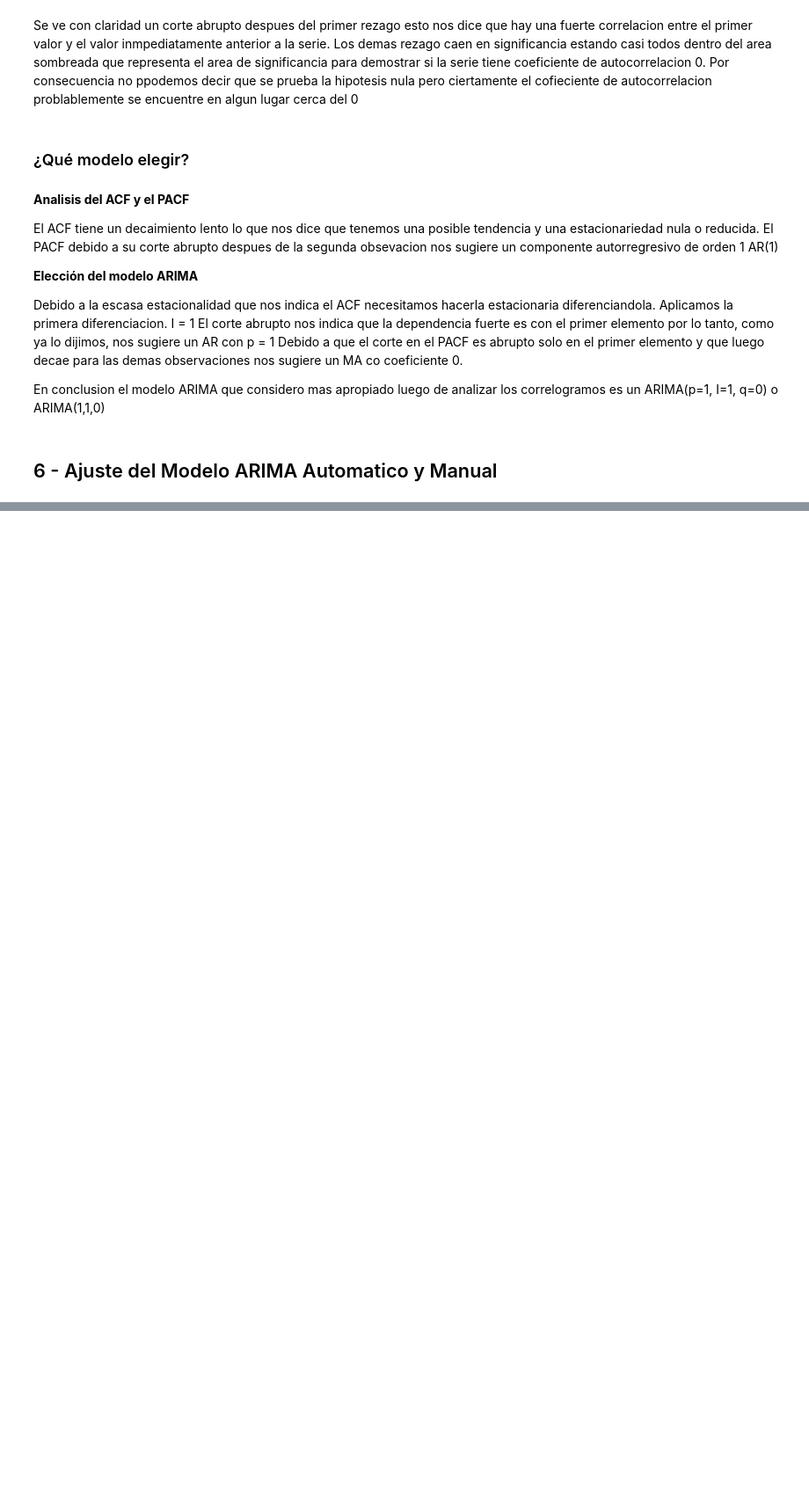
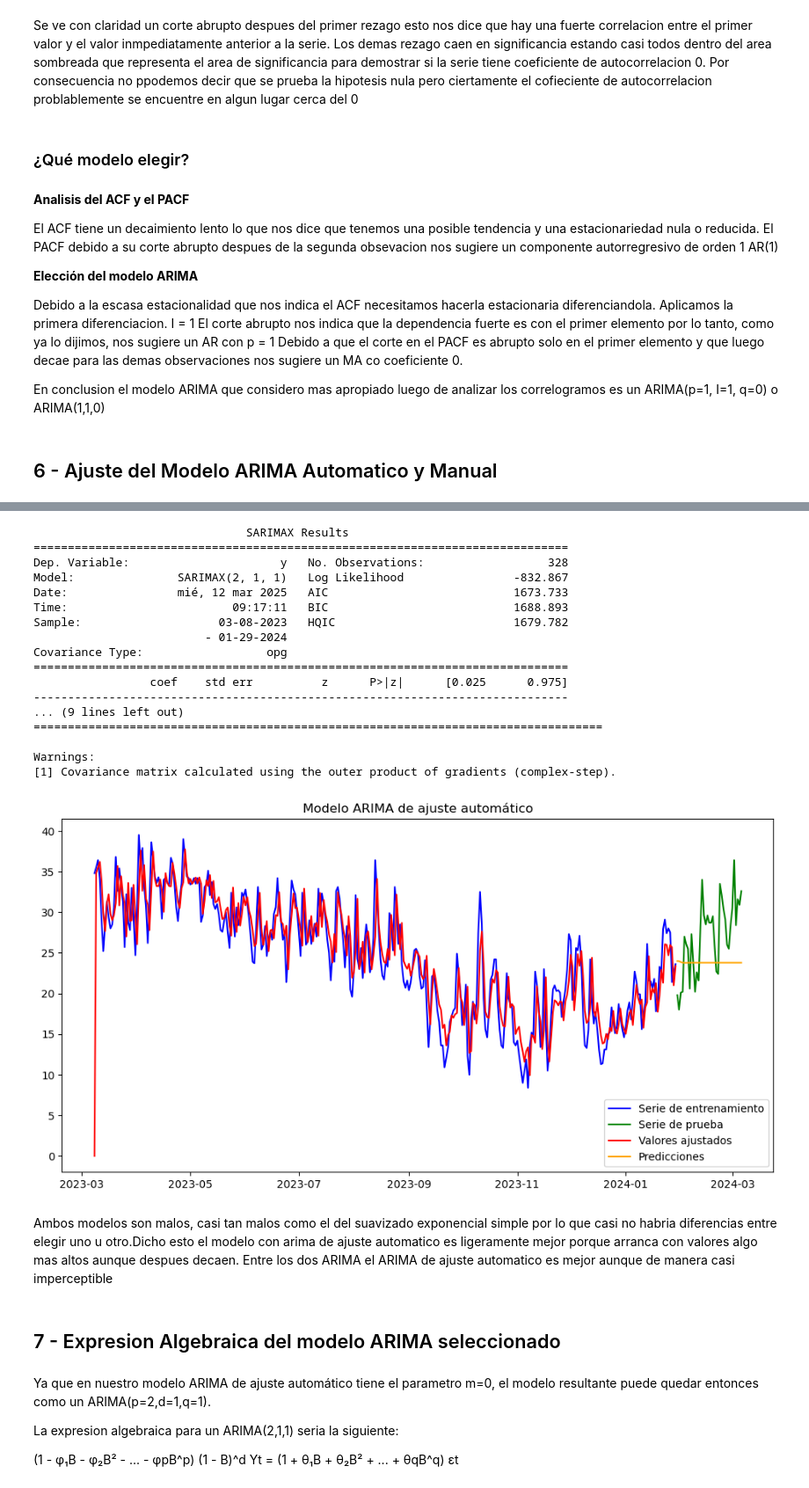
Before and after one commit to PabloPaezSheridan/TemporalSeries, a Jupyter notebook: Solution/PabloPaez_ArgetinianMetherologicalSeries.ipynb, the cells around one changed output, grey strips where cells are left out. Shown at 88% size. Cells and saved outputs as stored; diff of their text form; code cells hidden in the pictures; blank space fills up the shorter version.

```diff
--- a/Solution/PabloPaez_ArgetinianMetherologicalSeries.ipynb
+++ b/Solution/PabloPaez_ArgetinianMetherologicalSeries.ipynb
@@ -254,0 +273,51 @@ En conclusion el modelo ARIMA que considero mas apropiado luego de analizar los
+# %%
+auto_model = pm.auto_arima(gold_rosario_temperature_train, start_p=0, start_q=0,
+                           max_p=5, max_q=5, m=12,
+                           d=None, seasonal=False,
+                           start_P=0, D=0, start_Q=0,
+                           error_action='ignore',
+                           suppress_warnings=True,
+                           stepwise=True)
+
+print(auto_model.summary())
+
+fitted_values = auto_model.predict_in_sample()
+predictions = auto_model.predict(n_periods=len(gold_rosario_temperature_test))
+
+plt.figure(figsize=(12, 6))
+plt.plot(gold_rosario_temperature_train, label='Serie de entrenamiento', color='blue')
+plt.plot(gold_rosario_temperature_test.index, gold_rosario_temperature_test, label='Serie de prueba', color='green')
+plt.plot(gold_rosario_temperature_train.index, fitted_values, color='red', label='Valores ajustados')
+plt.plot(gold_rosario_temperature_test.index, predictions, color='orange', label='Predicciones')
+plt.title('Modelo ARIMA de ajuste automático')
+plt.legend()
+plt.show()
+# %% [output]
+                               SARIMAX Results
+==============================================================================
+Dep. Variable:                      y   No. Observations:                  328
+Model:               SARIMAX(2, 1, 1)   Log Likelihood                -832.867
+Date:                mié, 12 mar 2025   AIC                           1673.733
+Time:                        09:17:11   BIC                           1688.893
+Sample:                    03-08-2023   HQIC                          1679.782
+                         - 01-29-2024
+Covariance Type:                  opg
+==============================================================================
+                 coef    std err          z      P>|z|      [0.025      0.975]
+------------------------------------------------------------------------------
+... (9 lines left out)
+===================================================================================
+
+Warnings:
+[1] Covariance matrix calculated using the outer product of gradients (complex-step).
+[figure, added]
+# %% [markdown]
+Ambos modelos son malos, casi tan malos como el del suavizado exponencial simple por lo que casi no habria diferencias entre elegir uno u otro.Dicho esto el modelo con arima de ajuste automatico es ligeramente mejor porque arranca con valores algo mas altos aunque despues decaen. Entre los dos ARIMA el ARIMA de ajuste automatico es mejor aunque de manera casi imperceptible
+# %% [markdown]
+<h2>7 - Expresion Algebraica del modelo ARIMA seleccionado</h2>
+# %% [markdown]
+Ya que en nuestro modelo ARIMA de ajuste automático tiene el parametro m=0, el modelo resultante puede quedar entonces como un ARIMA(p=2,d=1,q=1).
+
+La expresion algebraica para un ARIMA(2,1,1) seria la siguiente:
+
+(1 - φ₁B - φ₂B² - ... - φpB^p) (1 - B)^d Yt = (1 + θ₁B + θ₂B² + ... + θqB^q) εt
```
Also changed, not shown: parts of 3 cells of this notebook.
